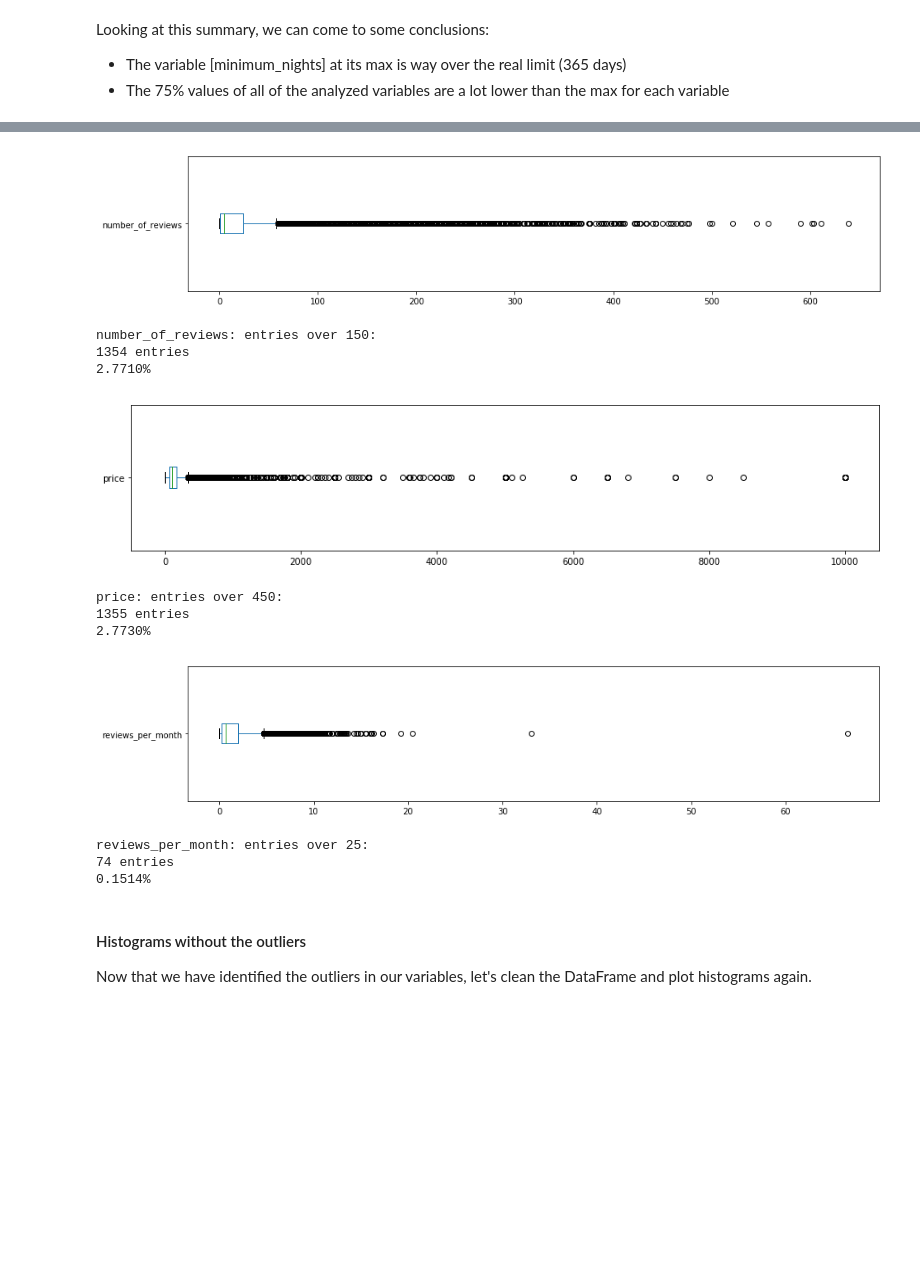
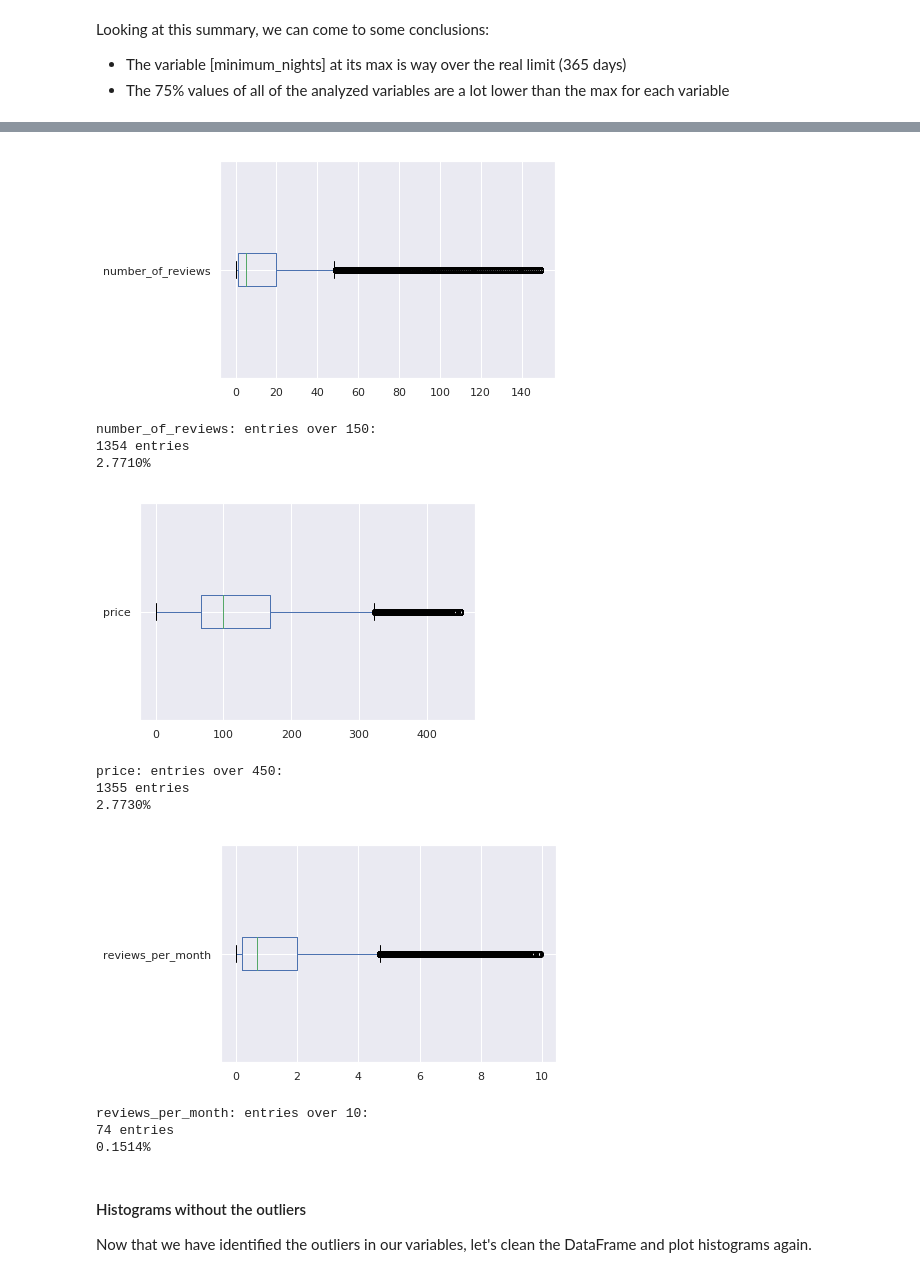
Before and after one commit to rafaelnduarte/Airbnb_Data_Analysis_NYC, a Jupyter notebook: Airbnb_Data_Analysis_New_York_City.ipynb, the cells around one changed output, grey strips where cells are left out. Cells and saved outputs as stored; diff of their text form; code cells hidden in the pictures; blank space fills up the shorter version.

```diff
--- a/Airbnb_Data_Analysis_New_York_City.ipynb
+++ b/Airbnb_Data_Analysis_New_York_City.ipynb
@@ -169,5 +173,6 @@ dtype: int64
 To help us understand the distribution of the data, let's plot histograms:
 # %%
 # plotar o histograma das variáveis numéricas
-df.hist(bins=15, figsize=(15,10));
+df.hist(bins=15, figsize=(19,17));
+sns.set()
 # %% [output]
@@ -230,22 +252,28 @@ minimum_nights: entries over 30:
 # %%
 # boxplot for number_of_reviews
 
-df.number_of_reviews.plot(kind='box', vert=False, figsize=(15, 3))
+fig, ax = plt.subplots()
+
+df.loc[df["number_of_reviews"] < 150].boxplot(['number_of_reviews'], vert=False, ax=ax)
+
 plt.show()
 
 # check entries over 150 for number_of_reviews
 print("number_of_reviews: entries over 150:")
 print("{} entries".format(len(df[df.number_of_reviews > 150])))
 print("{:.4f}%".format((len(df[df.number_of_reviews > 150]) / df.shape[0])*100))
 # %% [output]
-[figure, old version]
+[figure, new version]
 number_of_reviews: entries over 150:
 1354 entries
 2.7710%
 # %%
 # boxplot for price
 
-df.price.plot(kind='box', vert=False, figsize=(15, 3))
+fig, ax = plt.subplots()
+
+df.loc[df["price"] < 450].boxplot(['price'], vert=False, ax=ax)
+
 plt.show()
 
 # check entries over price over 450
@@ -253,23 +281,26 @@ print("price: entries over 450:")
 print("{} entries".format(len(df[df.price > 450])))
 print("{:.4f}%".format((len(df[df.price > 450]) / df.shape[0])*100))
 # %% [output]
-[figure, old version]
+[figure, new version]
 price: entries over 450:
 1355 entries
 2.7730%
 # %%
 # boxplot for reviews_per_month
 
-df.reviews_per_month.plot(kind='box', vert=False, figsize=(15, 3))
+fig, ax = plt.subplots()
+
+df.loc[df["reviews_per_month"] < 10].boxplot(['reviews_per_month'], vert=False, ax=ax)
+
 plt.show()
 
-# check entries over 25 for reviews_per_month
-print("reviews_per_month: entries over 25:")
+# check entries over 10 for reviews_per_month
+print("reviews_per_month: entries over 10:")
 print("{} entries".format(len(df[df.reviews_per_month > 10])))
 print("{:.4f}%".format((len(df[df.reviews_per_month > 10]) / df.shape[0])*100))
 # %% [output]
-[figure, old version]
+[figure, new version]
-reviews_per_month: entries over 25:
+reviews_per_month: entries over 10:
 74 entries
 0.1514%
 # %% [markdown]
```
Also changed, not shown: parts of 13 cells of this notebook.
